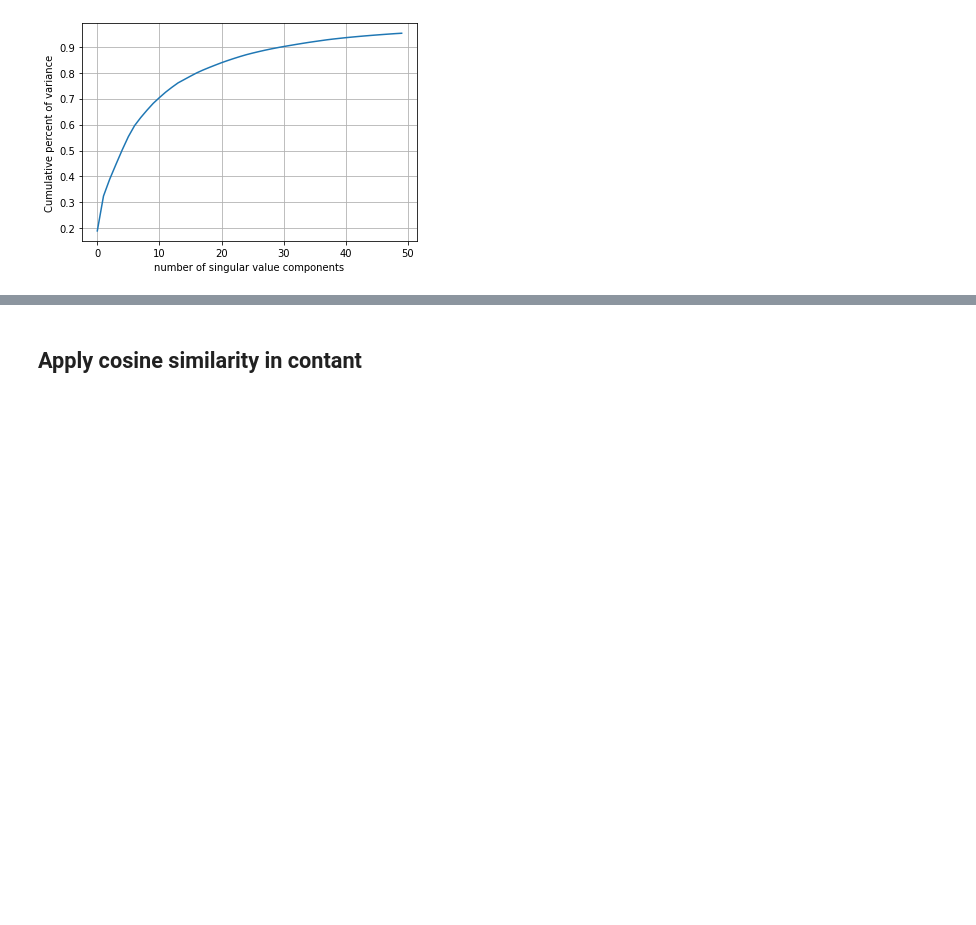
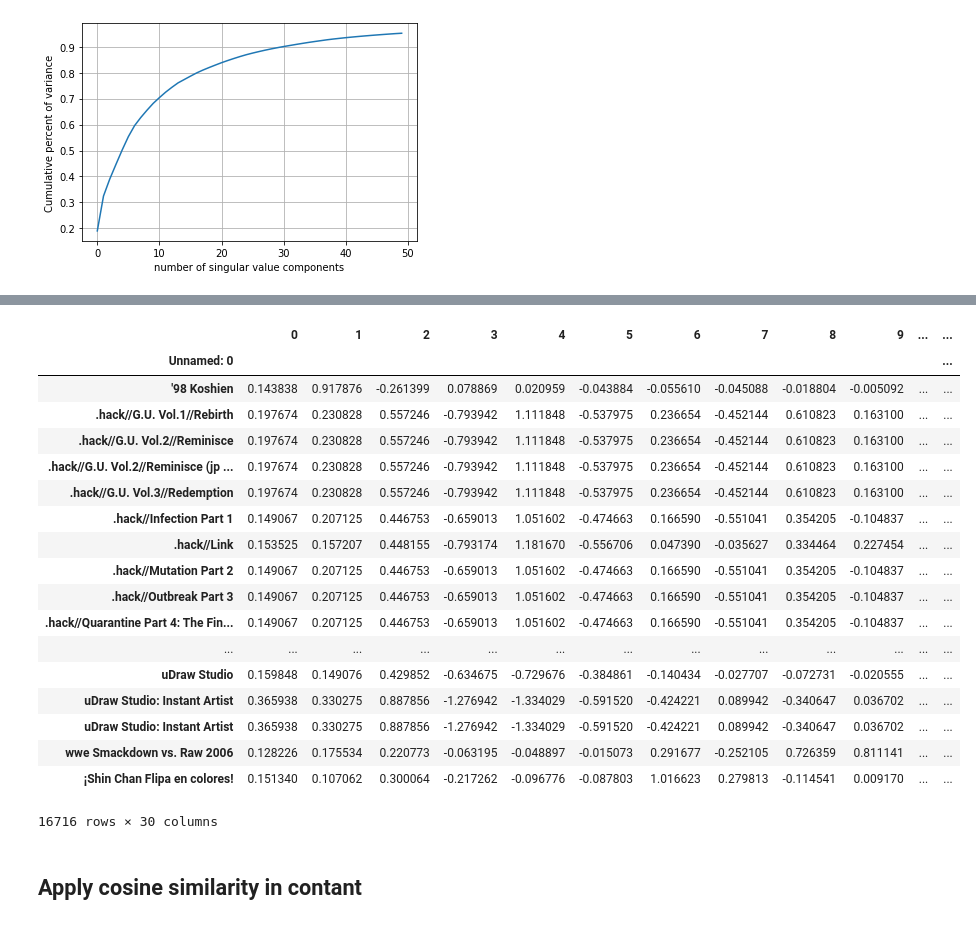
Before and after one commit to modiem/VideoGameReco, a Jupyter notebook: Notebooks/content based recommendation.ipynb, the cells around one changed output, grey strips where cells are left out. Saved outputs shown, nothing was run; the diff lists cells and outputs as text; code cells hidden in the pictures; blank space fills up the shorter version.

```diff
--- a/Notebooks/content based recommendation.ipynb
+++ b/Notebooks/content based recommendation.ipynb
@@ -97,3 +124,25 @@ latent_df
+# %%
+pd.read_csv('../data/latent_df.csv').set_index('Unnamed: 0')
+# %% [output]
+|  | 0 | 1 | 2 | 3 | 4 | 5 | 6 | 7 | 8 | 9 | ... | ... |
+| Unnamed: 0 |  |  |  |  |  |  |  |  |  |  |  | ... |
+| '98 Koshien | 0.143838 | 0.917876 | -0.261399 | 0.078869 | 0.020959 | -0.043884 | -0.055610 | -0.045088 | -0.018804 | -0.005092 | ... | ... |
+| .hack//G.U. Vol.1//Rebirth | 0.197674 | 0.230828 | 0.557246 | -0.793942 | 1.111848 | -0.537975 | 0.236654 | -0.452144 | 0.610823 | 0.163100 | ... | ... |
+| .hack//G.U. Vol.2//Reminisce | 0.197674 | 0.230828 | 0.557246 | -0.793942 | 1.111848 | -0.537975 | 0.236654 | -0.452144 | 0.610823 | 0.163100 | ... | ... |
+| .hack//G.U. Vol.2//Reminisce (jp ... | 0.197674 | 0.230828 | 0.557246 | -0.793942 | 1.111848 | -0.537975 | 0.236654 | -0.452144 | 0.610823 | 0.163100 | ... | ... |
+| .hack//G.U. Vol.3//Redemption | 0.197674 | 0.230828 | 0.557246 | -0.793942 | 1.111848 | -0.537975 | 0.236654 | -0.452144 | 0.610823 | 0.163100 | ... | ... |
+| .hack//Infection Part 1 | 0.149067 | 0.207125 | 0.446753 | -0.659013 | 1.051602 | -0.474663 | 0.166590 | -0.551041 | 0.354205 | -0.104837 | ... | ... |
+| .hack//Link | 0.153525 | 0.157207 | 0.448155 | -0.793174 | 1.181670 | -0.556706 | 0.047390 | -0.035627 | 0.334464 | 0.227454 | ... | ... |
+| .hack//Mutation Part 2 | 0.149067 | 0.207125 | 0.446753 | -0.659013 | 1.051602 | -0.474663 | 0.166590 | -0.551041 | 0.354205 | -0.104837 | ... | ... |
+| .hack//Outbreak Part 3 | 0.149067 | 0.207125 | 0.446753 | -0.659013 | 1.051602 | -0.474663 | 0.166590 | -0.551041 | 0.354205 | -0.104837 | ... | ... |
+| .hack//Quarantine Part 4: The Fin... | 0.149067 | 0.207125 | 0.446753 | -0.659013 | 1.051602 | -0.474663 | 0.166590 | -0.551041 | 0.354205 | -0.104837 | ... | ... |
+| ... | ... | ... | ... | ... | ... | ... | ... | ... | ... | ... | ... | ... |
+| uDraw Studio | 0.159848 | 0.149076 | 0.429852 | -0.634675 | -0.729676 | -0.384861 | -0.140434 | -0.027707 | -0.072731 | -0.020555 | ... | ... |
+| uDraw Studio: Instant Artist | 0.365938 | 0.330275 | 0.887856 | -1.276942 | -1.334029 | -0.591520 | -0.424221 | 0.089942 | -0.340647 | 0.036702 | ... | ... |
+| uDraw Studio: Instant Artist | 0.365938 | 0.330275 | 0.887856 | -1.276942 | -1.334029 | -0.591520 | -0.424221 | 0.089942 | -0.340647 | 0.036702 | ... | ... |
+| wwe Smackdown vs. Raw 2006 | 0.128226 | 0.175534 | 0.220773 | -0.063195 | -0.048897 | -0.015073 | 0.291677 | -0.252105 | 0.726359 | 0.811141 | ... | ... |
+| ¡Shin Chan Flipa en colores! | 0.151340 | 0.107062 | 0.300064 | -0.217262 | -0.096776 | -0.087803 | 1.016623 | 0.279813 | -0.114541 | 0.009170 | ... | ... |
+16716 rows × 30 columns
 # %% [markdown]
 ## Apply cosine similarity in contant
 # %%
```
Also changed, not shown: parts of 17 cells of this notebook, 11 other files.
